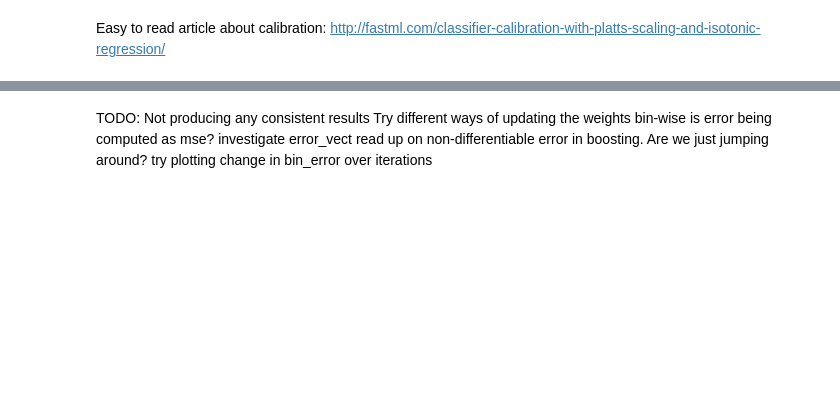
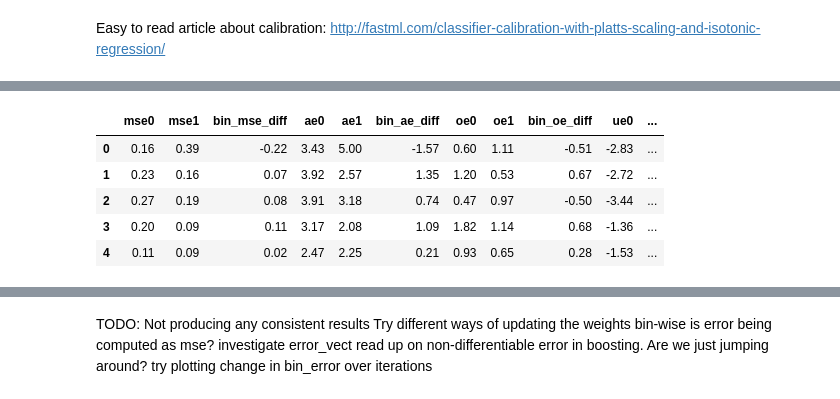
Before and after one commit to caitlinkuhlman/fair_ranking, a Jupyter notebook: test_calibration_by_groups.ipynb, the cells around one changed output, grey strips where cells are left out. Cells and saved outputs as stored; diff of their text form; code cells hidden in the pictures; blank space fills up the shorter version.

Commit message:
update calibration notebook

```diff
--- a/test_calibration_by_groups.ipynb
+++ b/test_calibration_by_groups.ipynb
@@ -239,18 +179,0 @@ y_hat_test_calibrate = ir.transform(y_hat_test_baseline)   # or ir.fit( p_test )
-# %%
-nbins = 10
-
-### PLOTTING ###
-results = pd.DataFrame()
-results['pred'] = y_hat_test_calibrate
-results['y'] = y_test
-results['g'] = g_test
-results = results.sort_values('pred')
-results0 = results[results['g']==0]
-print ("group0: ", results0.shape)
-results1 = results[results['g']==1]
-print ("group1: ", results1.shape)
-
-mse_df_depth = pd.DataFrame()
-mse_df_depth['mse0'] = get_error_binned_eq_depth_by_group2(results0, nbins, error=get_mse)
-mse_df_depth['mse1'] = get_error_binned_eq_depth_by_group2(results1, nbins, error=get_mse)
-plot_binned_error(mse_df_depth)
@@ -260,0 +193,15 @@ group1:  (31, 3)
+# %%
+# Learn a linear model on the training data
+lr = linear_model.LinearRegression()
+lr = linear_model.LinearRegression()
+lr.fit(X_train, y_train)
+# Baseline using test data
+y_hat_test_baseline = lr.predict(X_test) # returns y_hat_test
+# Calibration model for training isotonic regression
+y_hat_calibrate = lr.predict(X_calibrate) # returns y_hat_calibrate
+# Fit an isotonic regression on y_hat_calibrate and y_calibrate
+ir = IsotonicRegression( out_of_bounds = 'clip' )
+ir.fit(y_hat_calibrate, y_calibrate)
+# Calibrated error using test data
+y_hat_test_calibrate = ir.transform(y_hat_test_baseline)
+# or ir.fit( p_test ), that's the same thing
@@ -260,0 +257,9 @@ group1:  (31, 3)
+# %%
+baseline_errors
+# %% [output]
+|  | mse0 | mse1 | bin_mse_diff | ae0 | ae1 | bin_ae_diff | oe0 | oe1 | bin_oe_diff | ue0 | ... |
+| 0 | 0.16 | 0.39 | -0.22 | 3.43 | 5.00 | -1.57 | 0.60 | 1.11 | -0.51 | -2.83 | ... |
+| 1 | 0.23 | 0.16 | 0.07 | 3.92 | 2.57 | 1.35 | 1.20 | 0.53 | 0.67 | -2.72 | ... |
+| 2 | 0.27 | 0.19 | 0.08 | 3.91 | 3.18 | 0.74 | 0.47 | 0.97 | -0.50 | -3.44 | ... |
+| 3 | 0.20 | 0.09 | 0.11 | 3.17 | 2.08 | 1.09 | 1.82 | 1.14 | 0.68 | -1.36 | ... |
+| 4 | 0.11 | 0.09 | 0.02 | 2.47 | 2.25 | 0.21 | 0.93 | 0.65 | 0.28 | -1.53 | ... |
```
Also changed, not shown: parts of 33 cells of this notebook.
